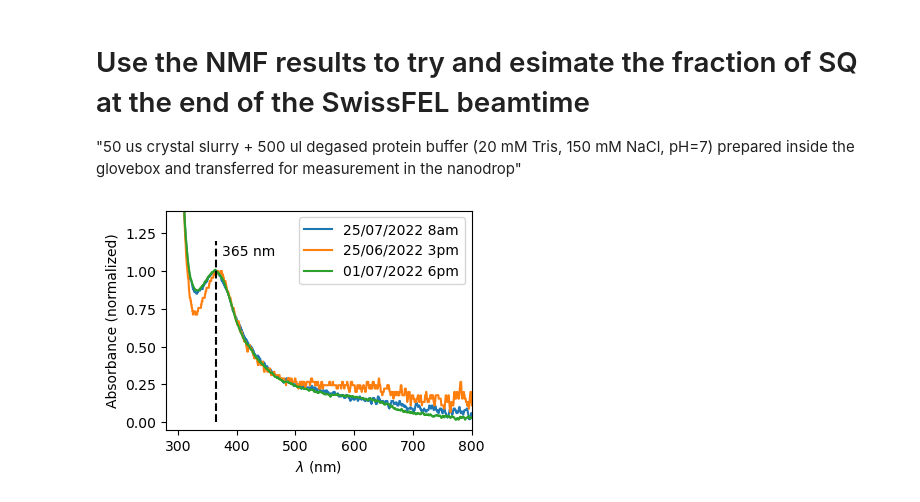
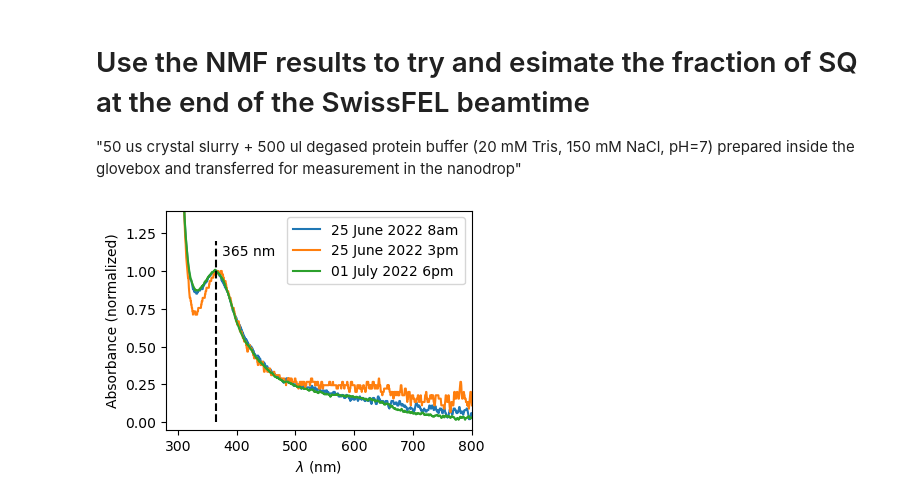
Before and after one commit to tjlane/mmcpd-p19638, a Jupyter notebook: crystal_redox_state/redox-nmf_and_swissfel-redox.ipynb, the cells around one changed output. Saved outputs shown, nothing was run; the diff lists cells and outputs as text; code cells hidden in the pictures.

```diff
--- a/crystal_redox_state/nmf.ipynb
+++ b/crystal_redox_state/redox-nmf_and_swissfel-redox.ipynb
@@ -122,32 +122,32 @@ plt.figure(figsize=(4,3))
 # ---------
 # normalized plot
 
 norm_wavelength = 365.0
 
 #axR = plt.subplot(122)
 axR = plt.subplot(111)
 
 for x in [before_transit, after_transit, end_of_beamtime]:
     norm_idx = np.argmin( np.abs(x[:,0] - norm_wavelength) )
     x_norm = x[:,1] - np.min(x[:,1])
     x_norm = x_norm / x_norm[norm_idx]
     axR.plot(x[:,0], x_norm)
 
 axR.vlines(norm_wavelength, 0, 1.2, color='k', linestyles='dashed')
 axR.text(norm_wavelength + 10, 1.1, '%d nm' % norm_wavelength)
 
 axR.set_xlim([280, 800])
 axR.set_ylim([-0.05, 1.4])
 
 axR.set_xlabel('$\lambda$ (nm)')
 axR.set_ylabel('Absorbance (normalized)')
 
-axR.legend(['25/07/2022 8am', '25/06/2022 3pm', '01/07/2022 6pm'])
+axR.legend(['25 June 2022 8am', '25 June 2022 3pm', '01 July 2022 6pm'])
 
 plt.tight_layout()
 # plt.savefig('../figures/redox_state_of_crystals.pdf')
 # plt.savefig('../figures/redox_state_of_crystals.eps')
 plt.savefig('../figures/redox_state_of_crystals.png')
 plt.show()
 # %% [output]
-[figure, old version]
+[figure, new version]
```
